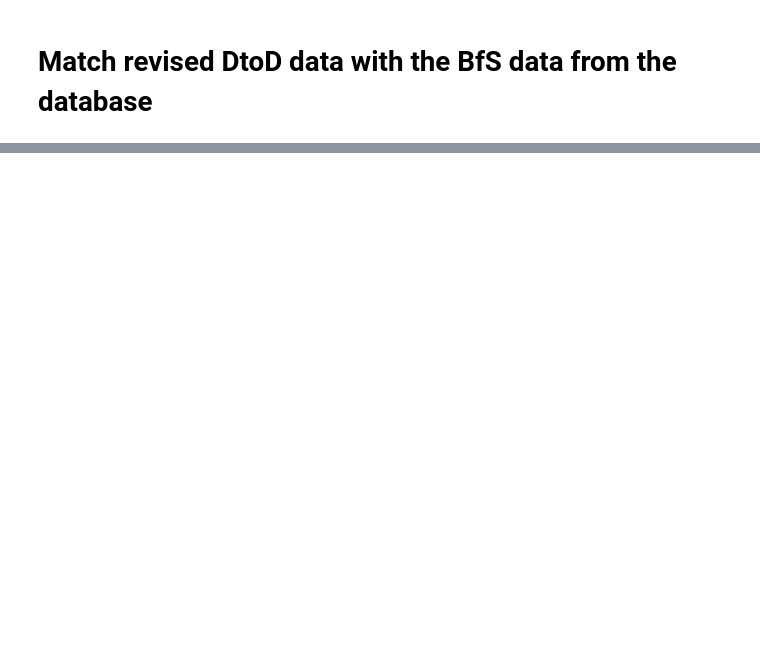
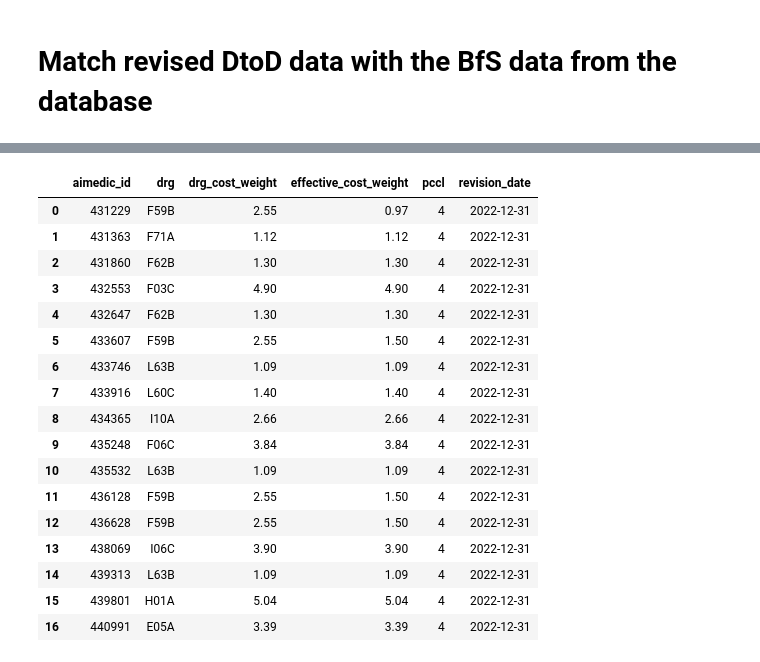
Before and after one commit to anschauf/code-scout-python, a Jupyter notebook: src/revised_case_normalization/Hirslanden_Aarau_2018_normalization.ipynb, the cells around one changed output, grey strips where cells are left out. Cells and saved outputs as stored; diff of their text form; code cells hidden in the pictures; blank space fills up the shorter version.

Commit message:
[2022-43] [FIX] Set the revision date to something else than the discharge date, to avoid overwriting the original data

```diff
--- a/src/revised_case_normalization/Hirslanden_Aarau_2018_normalization.ipynb
+++ b/src/revised_case_normalization/Hirslanden_Aarau_2018_normalization.ipynb
@@ -37,3 +95,4 @@ if unmatched.shape[0] > 0:
     unmatched
 # %%
 revisions_update, diagnoses_update, procedures_update = group(revised_cases)
+revisions_update[REVISION_DATE_COL] = '2022-12-31'
@@ -40 +102,22 @@ revisions_update, diagnoses_update, procedures_update = group(revised_cases)
+# %%
+revisions_update
+# %% [output]
+|  | aimedic_id | drg | drg_cost_weight | effective_cost_weight | pccl | revision_date |
+| 0 | 431229 | F59B | 2.55 | 0.97 | 4 | 2022-12-31 |
+| 1 | 431363 | F71A | 1.12 | 1.12 | 4 | 2022-12-31 |
+| 2 | 431860 | F62B | 1.30 | 1.30 | 4 | 2022-12-31 |
+| 3 | 432553 | F03C | 4.90 | 4.90 | 4 | 2022-12-31 |
+| 4 | 432647 | F62B | 1.30 | 1.30 | 4 | 2022-12-31 |
+| 5 | 433607 | F59B | 2.55 | 1.50 | 4 | 2022-12-31 |
+| 6 | 433746 | L63B | 1.09 | 1.09 | 4 | 2022-12-31 |
+| 7 | 433916 | L60C | 1.40 | 1.40 | 4 | 2022-12-31 |
+| 8 | 434365 | I10A | 2.66 | 2.66 | 4 | 2022-12-31 |
+| 9 | 435248 | F06C | 3.84 | 3.84 | 4 | 2022-12-31 |
+| 10 | 435532 | L63B | 1.09 | 1.09 | 4 | 2022-12-31 |
+| 11 | 436128 | F59B | 2.55 | 1.50 | 4 | 2022-12-31 |
+| 12 | 436628 | F59B | 2.55 | 1.50 | 4 | 2022-12-31 |
+| 13 | 438069 | I06C | 3.90 | 3.90 | 4 | 2022-12-31 |
+| 14 | 439313 | L63B | 1.09 | 1.09 | 4 | 2022-12-31 |
+| 15 | 439801 | H01A | 5.04 | 5.04 | 4 | 2022-12-31 |
+| 16 | 440991 | E05A | 3.39 | 3.39 | 4 | 2022-12-31 |
 # %%
```
Also changed, not shown: parts of 5 cells of this notebook.
